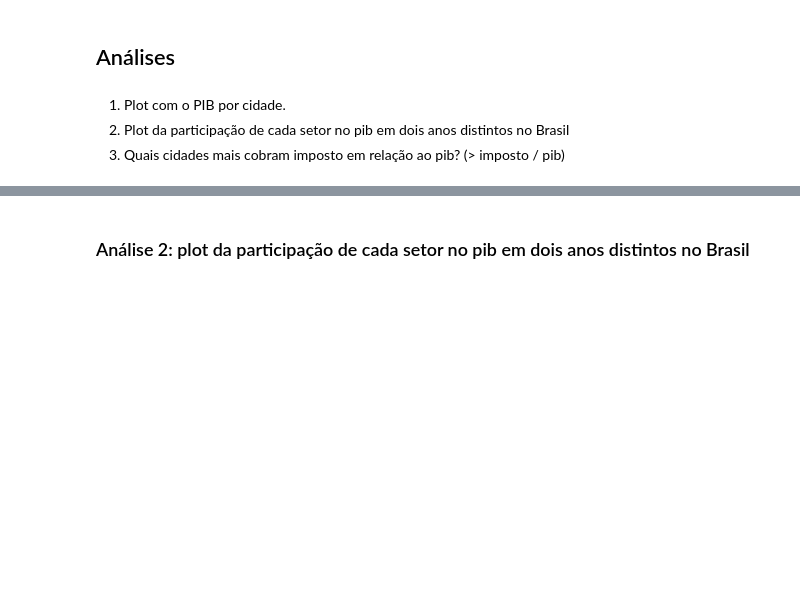
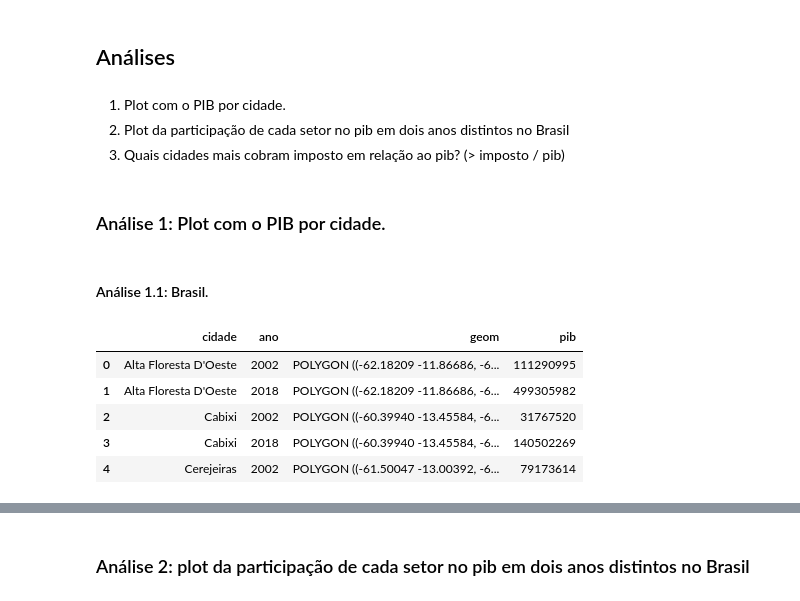
Before and after one commit to juanbelieni/fgv-bd-a2, a Jupyter notebook: trabalho.ipynb, the cells around one changed output, grey strips where cells are left out. Saved outputs shown, nothing was run; the diff lists cells and outputs as text; code cells hidden in the pictures; blank space fills up the shorter version.

```diff
--- a/trabalho.ipynb
+++ b/trabalho.ipynb
@@ -49,0 +50,39 @@ cnx = mysql.connector.connect(user="root", password="docker", database="brazil",
+# %% [markdown]
+### Análise 1: Plot com o PIB por cidade.
+# %% [markdown]
+#### Análise 1.1: Brasil.
+# %%
+# Query para buscar os dados
+query = f"""
+select cities.name as cidade,
+ano,
+ST_AsText(geom) as geom,
+pib
+from pib
+inner join cities
+on pib.id_municipio = cities.id
+where ano in (2002, 2018)
+and id_municipio in (
+select id_municipio
+from pib
+where ano in (2002, 2018)
+group by id_municipio
+having count(*) = 2
+)
+"""
+
+# Executando a query com o Pandas
+df1 = pd.read_sql(query, cnx)
+
+# Convertendo o DataFrame para um GeoDataFrame
+df1['geom'] = gpd.GeoSeries.from_wkt(df1['geom'])
+df1 = gpd.GeoDataFrame(df1, geometry='geom')
+
+df1.head()
+# %% [output]
+|  | cidade | ano | geom | pib |
+| 0 | Alta Floresta D'Oeste | 2002 | POLYGON ((-62.18209 -11.86686, -6... | 111290995 |
+| 1 | Alta Floresta D'Oeste | 2018 | POLYGON ((-62.18209 -11.86686, -6... | 499305982 |
+| 2 | Cabixi | 2002 | POLYGON ((-60.39940 -13.45584, -6... | 31767520 |
+| 3 | Cabixi | 2018 | POLYGON ((-60.39940 -13.45584, -6... | 140502269 |
+| 4 | Cerejeiras | 2002 | POLYGON ((-61.50047 -13.00392, -6... | 79173614 |
```
Also changed, not shown: parts of 5 cells of this notebook.
